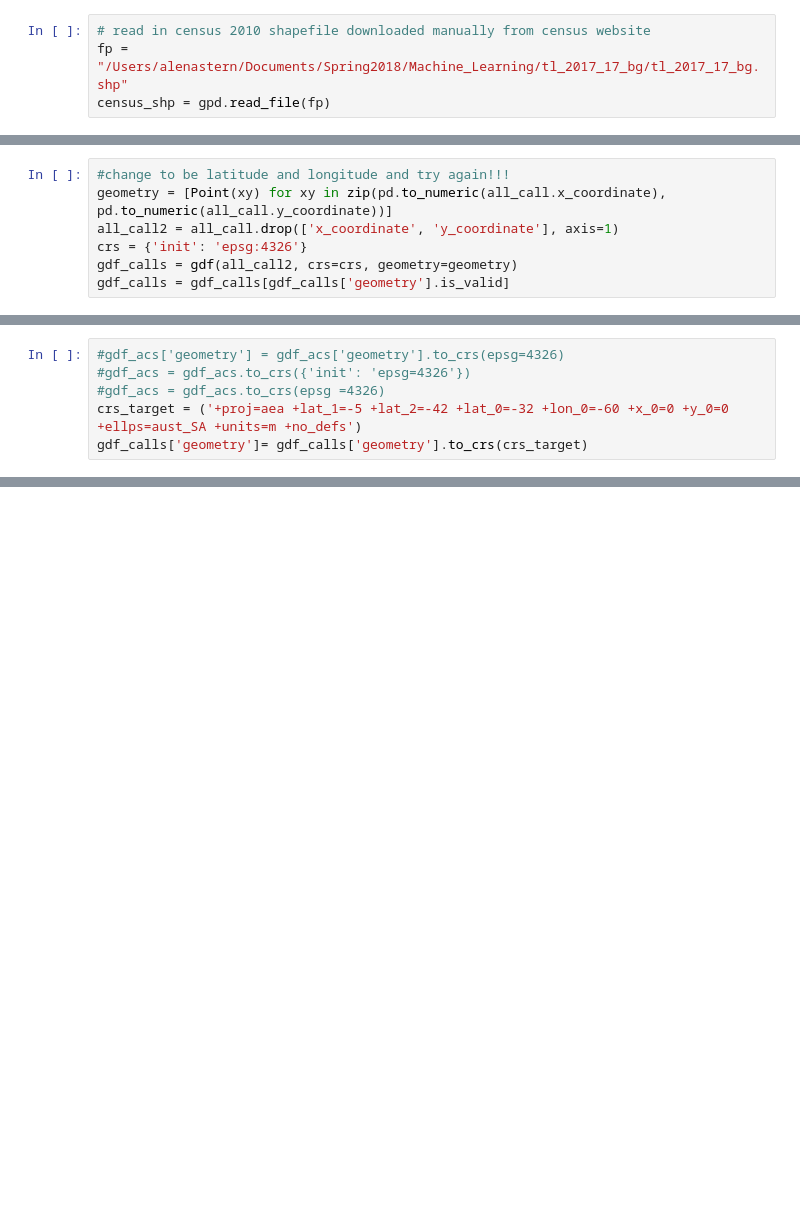
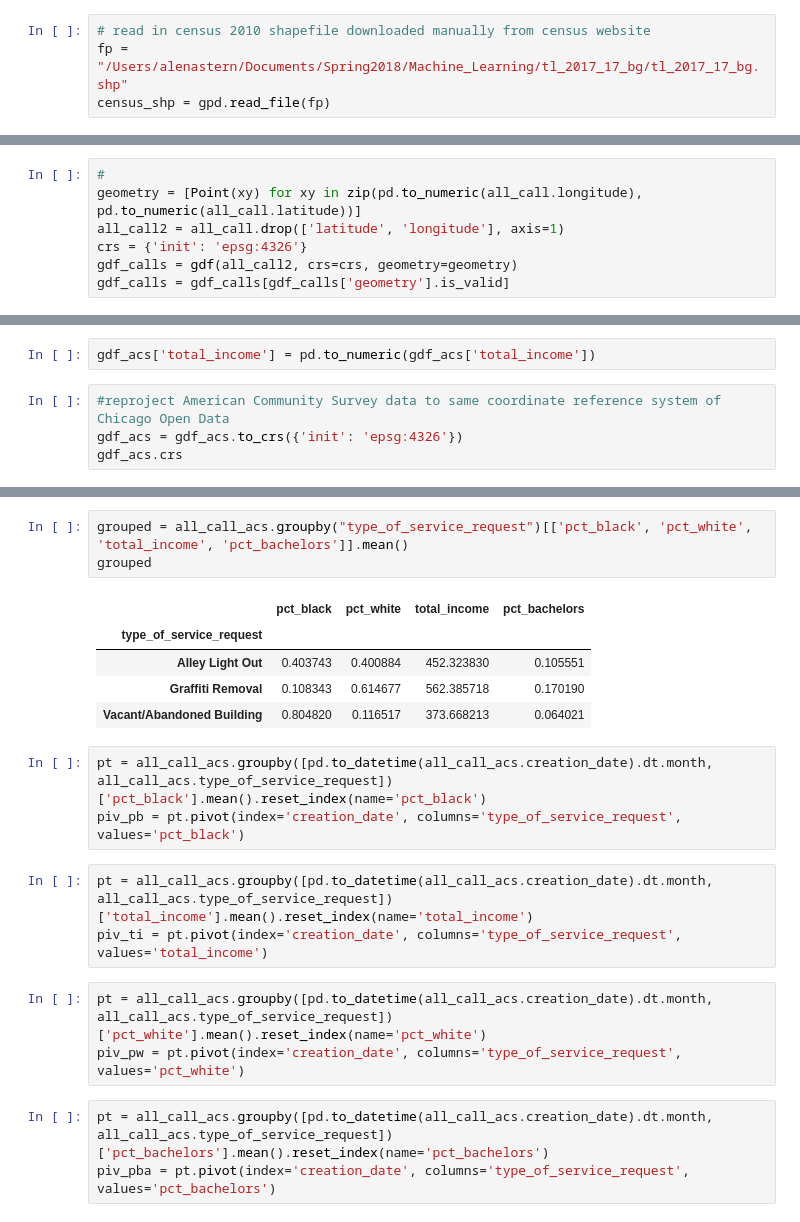
Before and after one commit to alenastern/Machine_Learning_Public_Policy, a Jupyter notebook: Assignment1_Stern.ipynb, the cells around one changed output, grey strips where cells are left out. Cells and saved outputs as stored; diff of their text form; blank space fills up the shorter version.

```diff
--- a/Assignment1_Stern.ipynb
+++ b/Assignment1_Stern.ipynb
@@ -177,7 +165,7 @@ census_shp.crs
 # %%
-#change to be latitude and longitude and try again!!!
-geometry = [Point(xy) for xy in zip(pd.to_numeric(all_call.x_coordinate), pd.to_numeric(all_call.y_coordinate))]
-all_call2 = all_call.drop(['x_coordinate', 'y_coordinate'], axis=1)
+#
+geometry = [Point(xy) for xy in zip(pd.to_numeric(all_call.longitude), pd.to_numeric(all_call.latitude))]
+all_call2 = all_call.drop(['latitude', 'longitude'], axis=1)
 crs = {'init': 'epsg:4326'}
 gdf_calls = gdf(all_call2, crs=crs, geometry=geometry)
 gdf_calls = gdf_calls[gdf_calls['geometry'].is_valid]
@@ -212,6 +179,0 @@ gdf_calls.head()
-# %%
-#gdf_acs['geometry'] = gdf_acs['geometry'].to_crs(epsg=4326)
-#gdf_acs = gdf_acs.to_crs({'init': 'epsg=4326'})
-#gdf_acs = gdf_acs.to_crs(epsg =4326)
-crs_target = ('+proj=aea +lat_1=-5 +lat_2=-42 +lat_0=-32 +lon_0=-60 +x_0=0 +y_0=0 +ellps=aust_SA +units=m +no_defs')
-gdf_calls['geometry']= gdf_calls['geometry'].to_crs(crs_target)
@@ -261,0 +180,6 @@ c.execute("COPY all_calls (id, completion_date, creation_date, type_of_service_r
+# %%
+gdf_acs['total_income'] = pd.to_numeric(gdf_acs['total_income'])
+# %%
+#reproject American Community Survey data to same coordinate reference system of Chicago Open Data
+gdf_acs = gdf_acs.to_crs({'init': 'epsg:4326'})
+gdf_acs.crs
@@ -261,0 +200,21 @@ c.execute("COPY all_calls (id, completion_date, creation_date, type_of_service_r
+# %%
+grouped = all_call_acs.groupby("type_of_service_request")[['pct_black', 'pct_white', 'total_income', 'pct_bachelors']].mean()
+grouped
+# %% [output]
+|  | pct_black | pct_white | total_income | pct_bachelors |
+| type_of_service_request |  |  |  |  |
+| Alley Light Out | 0.403743 | 0.400884 | 452.323830 | 0.105551 |
+| Graffiti Removal | 0.108343 | 0.614677 | 562.385718 | 0.170190 |
+| Vacant/Abandoned Building | 0.804820 | 0.116517 | 373.668213 | 0.064021 |
+# %%
+pt = all_call_acs.groupby([pd.to_datetime(all_call_acs.creation_date).dt.month, all_call_acs.type_of_service_request])['pct_black'].mean().reset_index(name='pct_black')
+piv_pb = pt.pivot(index='creation_date', columns='type_of_service_request', values='pct_black')
+# %%
+pt = all_call_acs.groupby([pd.to_datetime(all_call_acs.creation_date).dt.month, all_call_acs.type_of_service_request])['total_income'].mean().reset_index(name='total_income')
+piv_ti = pt.pivot(index='creation_date', columns='type_of_service_request', values='total_income')
+# %%
+pt = all_call_acs.groupby([pd.to_datetime(all_call_acs.creation_date).dt.month, all_call_acs.type_of_service_request])['pct_white'].mean().reset_index(name='pct_white')
+piv_pw = pt.pivot(index='creation_date', columns='type_of_service_request', values='pct_white')
+# %%
+pt = all_call_acs.groupby([pd.to_datetime(all_call_acs.creation_date).dt.month, all_call_acs.type_of_service_request])['pct_bachelors'].mean().reset_index(name='pct_bachelors')
+piv_pba = pt.pivot(index='creation_date', columns='type_of_service_request', values='pct_bachelors')
```
Also changed, not shown: parts of 31 cells of this notebook.
